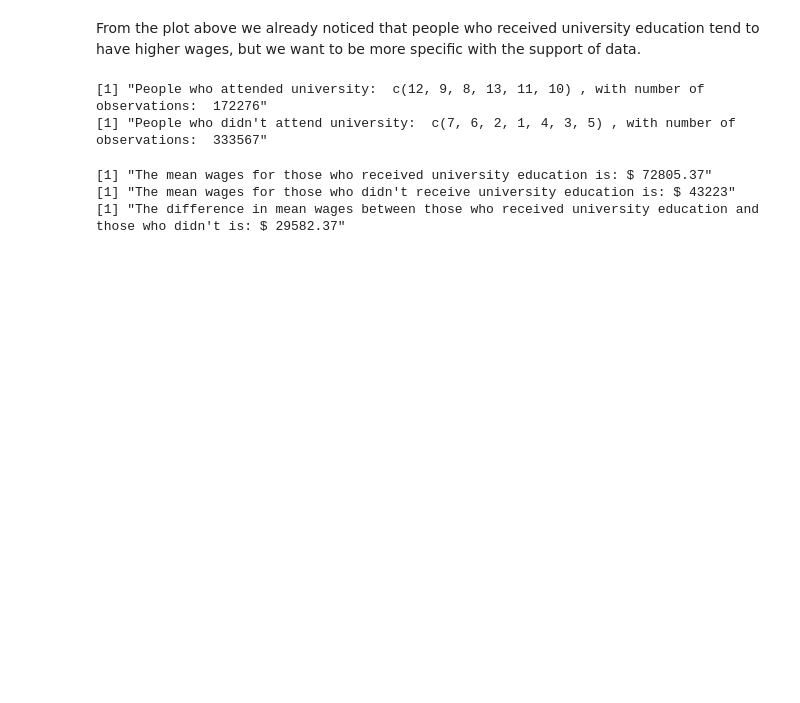
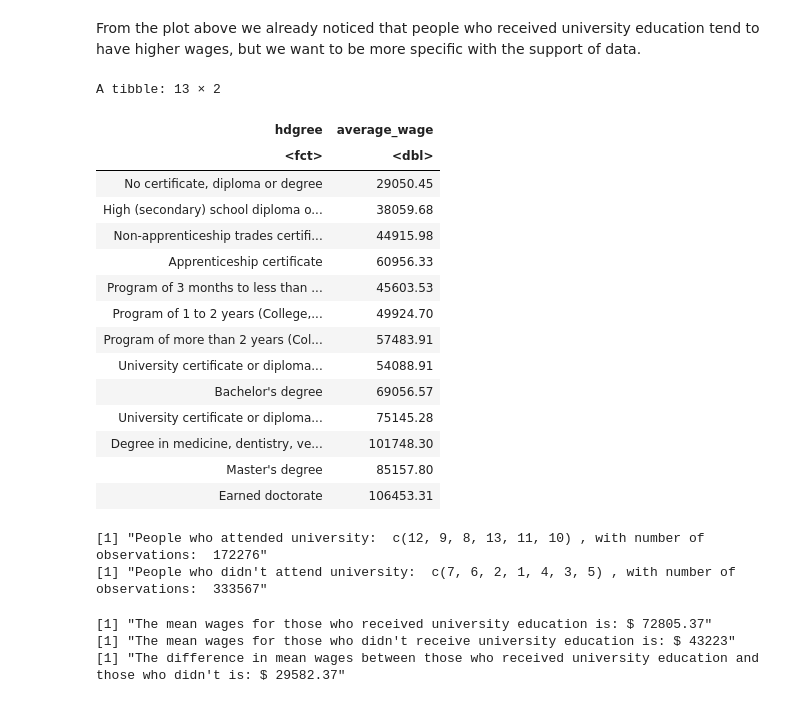
Before and after one commit to NathanPalaiologos/ECON-398, a Jupyter notebook: Assignment2_applied_problem.ipynb, the cells around one changed output. Drawn from its saved outputs; the diff is of its cells as text; code cells hidden in the pictures; blank space fills up the shorter version.

```diff
--- a/Assignment2_applied_problem.ipynb
+++ b/Assignment2_applied_problem.ipynb
@@ -73,5 +88,30 @@ wages_education_dist
 # %% [markdown]
 From the plot above we already noticed that people who received university education tend to have higher wages, but we want to be more specific with the support of data.
+# %%
+# We calculate the average wage data based on highest education level
+average_wages <- census_data|>
+    group_by(hdgree)|>
+    summarize(average_wage = mean(Wages))|>
+    mutate(hdgree = as_factor(hdgree))
+
+average_wages
+# %% [output]
+A tibble: 13 × 2
+| hdgree | average_wage |
+| <fct> | <dbl> |
+| No certificate, diploma or degree | 29050.45 |
+| High (secondary) school diploma o... | 38059.68 |
+| Non-apprenticeship trades certifi... | 44915.98 |
+| Apprenticeship certificate | 60956.33 |
+| Program of 3 months to less than ... | 45603.53 |
+| Program of 1 to 2 years (College,... | 49924.70 |
+| Program of more than 2 years (Col... | 57483.91 |
+| University certificate or diploma... | 54088.91 |
+| Bachelor's degree | 69056.57 |
+| University certificate or diploma... | 75145.28 |
+| Degree in medicine, dentistry, ve... | 101748.30 |
+| Master's degree | 85157.80 |
+| Earned doctorate | 106453.31 |
 # %%
 # Take the subpopulation of those who attended university and those who didn't
 # By referring to the document, I confirmed it was recorded under hdgree variable with code >= 8
```
Also changed, not shown: parts of 8 cells of this notebook.
